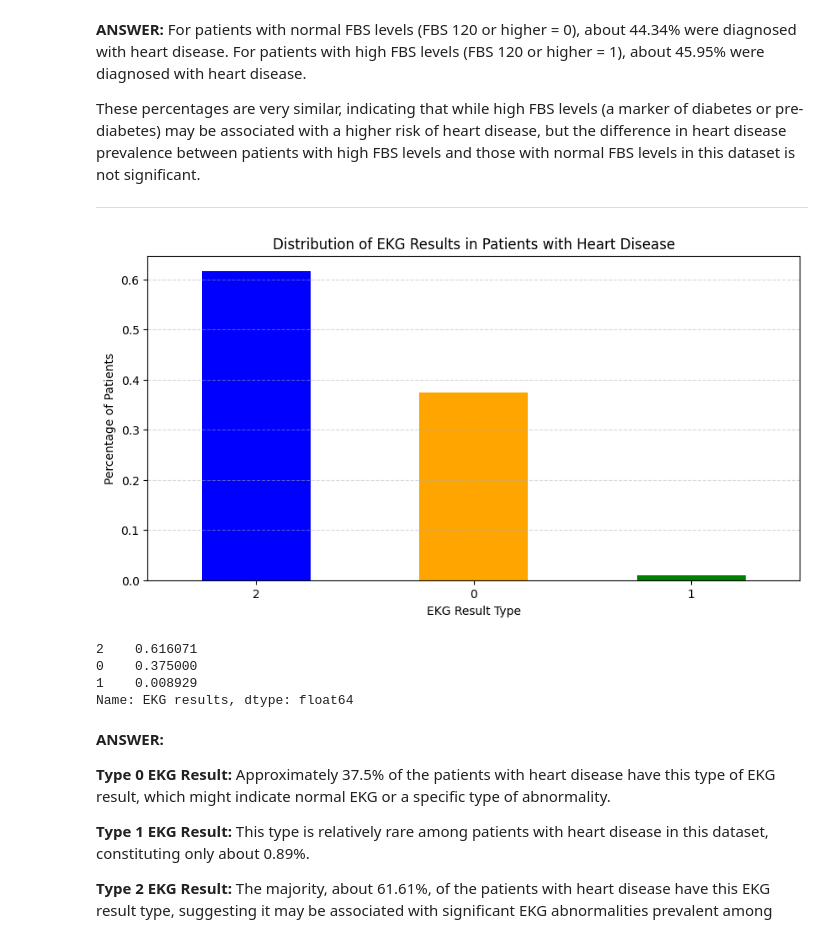
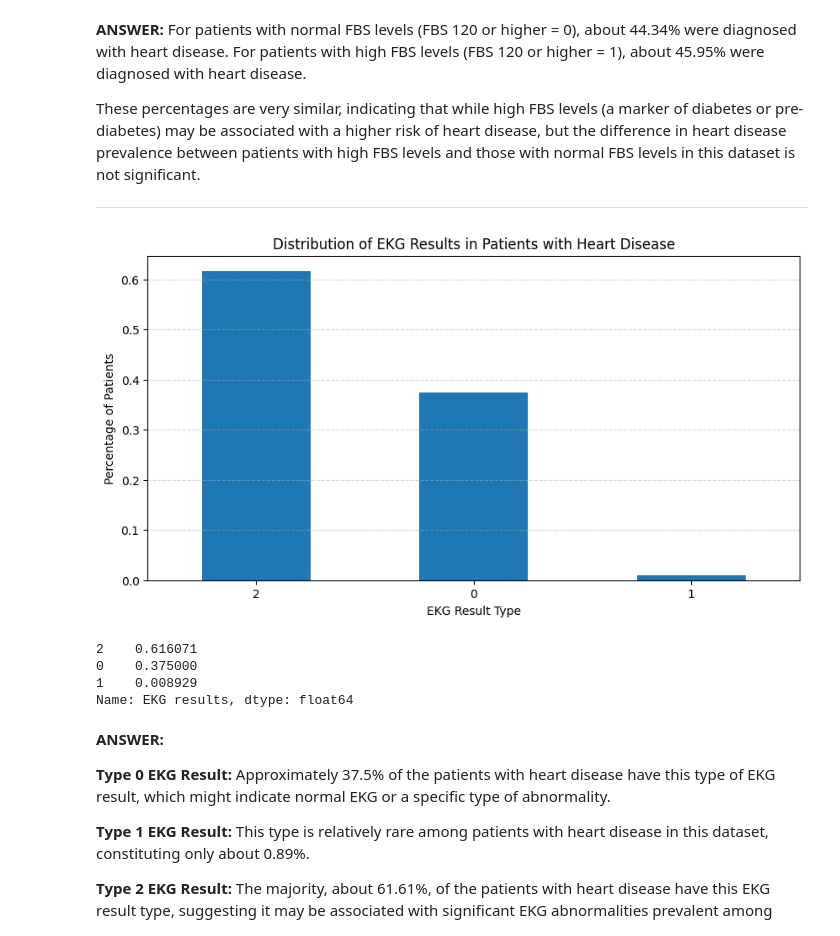
Before and after one commit to kyook17/BADM576, a Jupyter notebook: HW3_heart_disease_dataset_Kiwook_Song.ipynb, the cells around one changed output. Drawn from its saved outputs; the diff is of its cells as text; code cells hidden in the pictures.

```diff
--- a/HW3_heart_disease_dataset_Kiwook_Song.ipynb
+++ b/HW3_heart_disease_dataset_Kiwook_Song.ipynb
@@ -315,27 +315,27 @@ These percentages are very similar, indicating that while high FBS levels (a mar
 # %%
 # 7. EKG Results and Heart Disease: What patterns can be observed in the EKG results of patients diagnosed with heart disease? Are certain types of EKG abnormalities more prevalent?
 
 df_hr['EKG results'] = pd.to_numeric(df_hr['EKG results'], errors='coerce')
 
 # Filter the dataset for patients diagnosed with heart disease
 patients_with_hd = df_hr[df_hr['Heart Disease'] == 'Presence']
 
 # Count the occurrence of each EKG result type among these patients
 ekg_results_hd = patients_with_hd['EKG results'].value_counts(normalize=True).sort_values(ascending=False)
 
 # Plotting the distribution of EKG results
 plt.figure(figsize=(10, 5))
-ekg_results_hd.plot(kind='bar', color=['blue', 'orange', 'green'])
+ekg_results_hd.plot(kind='bar')
 plt.title('Distribution of EKG Results in Patients with Heart Disease')
 plt.xlabel('EKG Result Type')
 plt.ylabel('Percentage of Patients')
 plt.xticks(rotation=0)
 plt.grid(axis='y', linestyle='--', alpha=0.5)
 plt.show()
 
 ekg_results_hd
 # %% [output]
-[figure, old version]
+[figure, new version]
 2    0.616071
 0    0.375000
 1    0.008929
```
Also changed, not shown: parts of 4 cells of this notebook.
